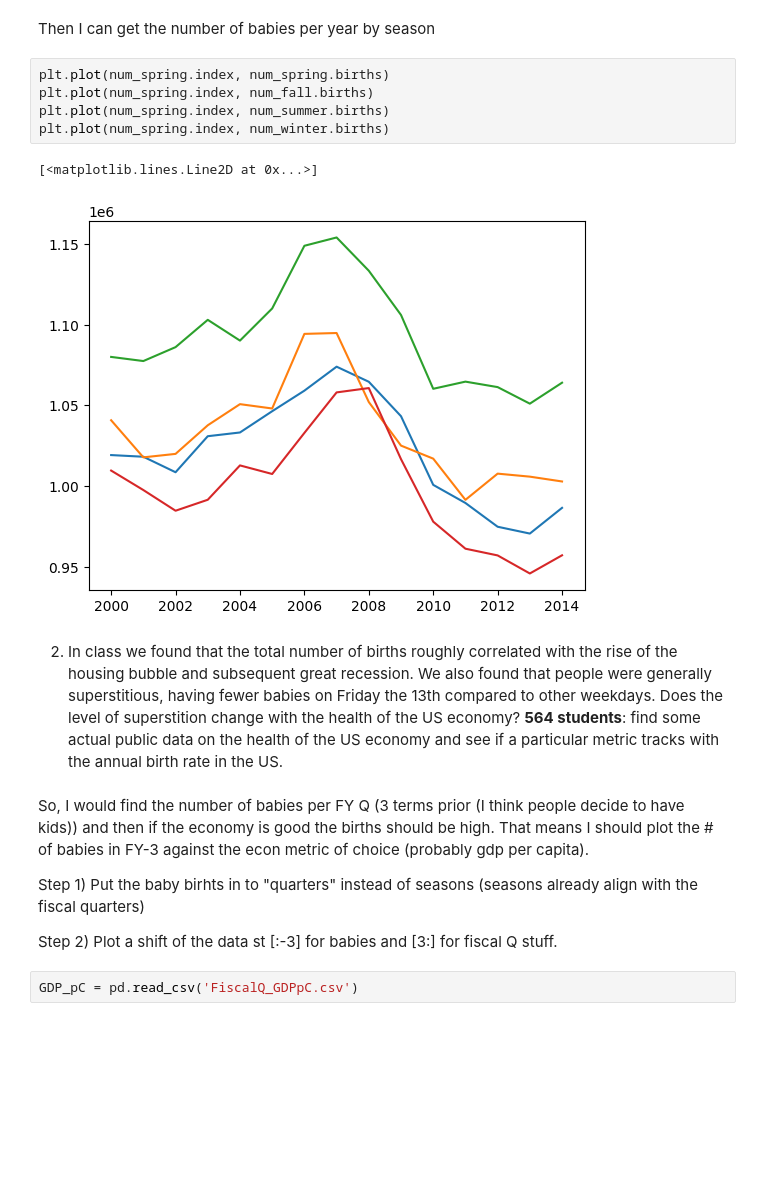
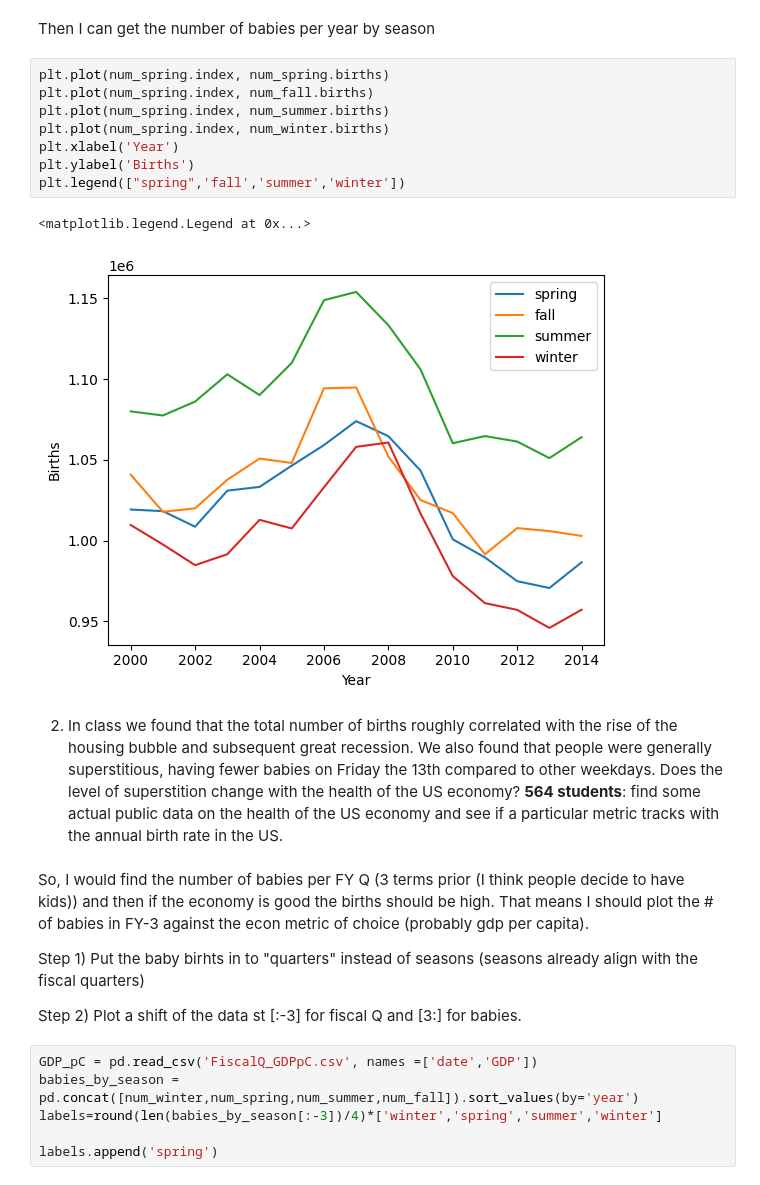
Before and after one commit to meg-krieg/scicomp2_F25, a Jupyter notebook: my_work/hw_birth-and-movie/HW2_Meghan_Krieg.ipynb, the cells around one changed output. Drawn from its saved outputs; the diff is of its cells as text; blank space fills up the shorter version.

```diff
--- a/my_work/hw_birth-and-movie/HW2_Meghan_Krieg.ipynb
+++ b/my_work/hw_birth-and-movie/HW2_Meghan_Krieg.ipynb
@@ -36,11 +42,14 @@ Then I can get the number of babies per year by season
 # %%
 plt.plot(num_spring.index, num_spring.births)
 plt.plot(num_spring.index, num_fall.births)
 plt.plot(num_spring.index, num_summer.births)
 plt.plot(num_spring.index, num_winter.births)
+plt.xlabel('Year')
+plt.ylabel('Births')
+plt.legend(["spring",'fall','summer','winter'])
 # %% [output]
-[<matplotlib.lines.Line2D at 0x...>]
+<matplotlib.legend.Legend at 0x...>
-[figure, old version]
+[figure, new version]
 # %% [markdown]
 2. In class we found that the total number of births roughly correlated with the rise of the housing bubble and subsequent great recession.  We also found that people were generally superstitious, having fewer babies on Friday the 13th compared to other weekdays.  Does the level of superstition change with the health of the US economy?
 **564 students**: find some actual public data on the health of the US economy and see if a particular metric tracks with the annual birth rate in the US.
@@ -49,7 +58,11 @@ So, I would find the number of babies per FY Q (3 terms prior (I think people de
 
 Step 1) Put the baby birhts in to "quarters" instead of seasons (seasons already align with the fiscal quarters)
 
-Step 2) Plot a shift of the data st [:-3] for babies and [3:] for fiscal Q stuff.
+Step 2) Plot a shift of the data st [:-3] for fiscal Q and [3:] for babies.
 # %%
-GDP_pC = pd.read_csv('FiscalQ_GDPpC.csv')
+GDP_pC = pd.read_csv('FiscalQ_GDPpC.csv', names =['date','GDP'])
+babies_by_season = pd.concat([num_winter,num_spring,num_summer,num_fall]).sort_values(by='year')
+labels=round(len(babies_by_season[:-3])/4)*['winter','spring','summer','winter']
+
+labels.append('spring')
 # %%
```
Also changed, not shown: parts of 13 cells of this notebook, 5 other files.
